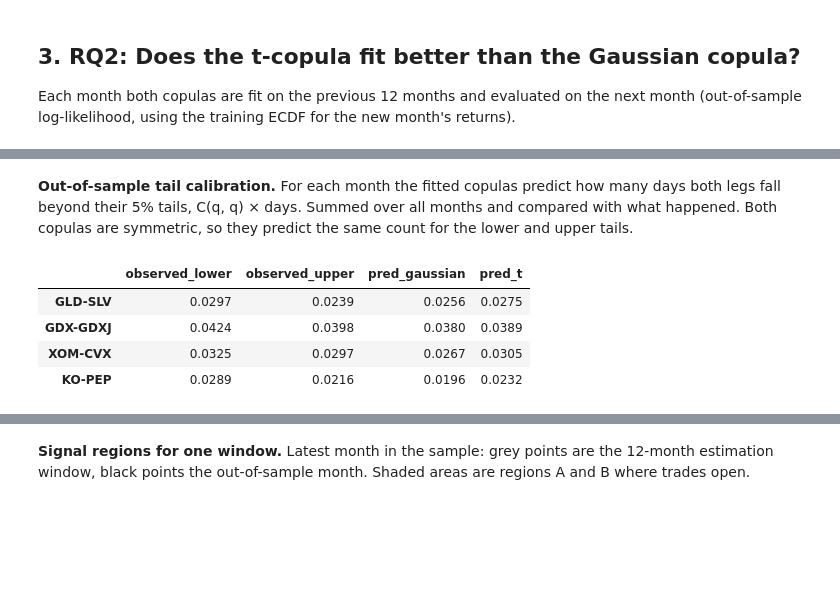
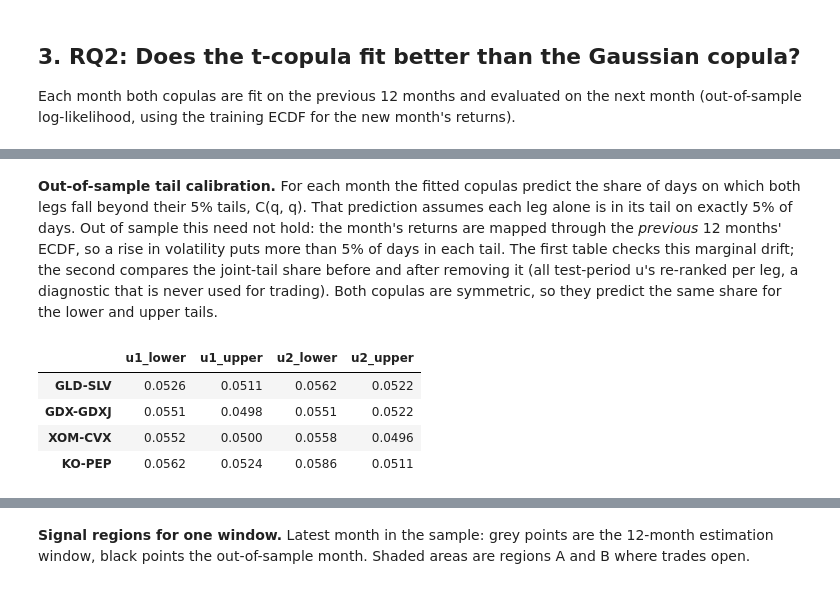
Before and after one commit to D-ch-e/copula-pairs-trading, a Jupyter notebook: notebooks/analysis.ipynb, the cells around one changed output, grey strips where cells are left out. Drawn from its saved outputs; the diff is of its cells as text; code cells hidden in the pictures; blank space fills up the shorter version.

```diff
--- a/notebooks/analysis.ipynb
+++ b/notebooks/analysis.ipynb
@@ -94,0 +100,11 @@ pd.DataFrame({n: analysis.fit_comparison(f) for n, f in fits.items()}).T
+# %%
+diag = pd.DataFrame({n: {"months": len(f), "not_converged": int((~f["t_converged"]).sum()),
+                         "nu_at_upper (≈ Gaussian)": int((f["t_nu_at_bound"] & (f["t_nu"] > 100)).sum()),
+                         "nu_at_lower": int((f["t_nu_at_bound"] & (f["t_nu"] < 100)).sum()), "rho_at_bound": int(f["t_rho_at_bound"].sum())}
+                     for n, f in fits.items()}).T
+display(diag)
+clean = {n: f[~f["t_nu_at_bound"] & ~f["t_rho_at_bound"] & f["t_converged"]] for n, f in fits.items()}
+pd.concat({"all months": pd.DataFrame({n: analysis.fit_comparison(f) for n, f in fits.items()}).T,
+           "excluding flagged": pd.DataFrame({n: analysis.fit_comparison(f) for n, f in clean.items()}).T},
+          axis=1)[[("all months", "t_better_oos_share"), ("excluding flagged", "t_better_oos_share"),
+                   ("all months", "median_nu"), ("excluding flagged", "median_nu"), ("excluding flagged", "months")]]
@@ -100,16 +128,23 @@ plots.save(fig, "03_rolling_copula_parameters");
 # %% [markdown]
-**Out-of-sample tail calibration.** For each month the fitted copulas predict how many days both legs
-fall beyond their 5% tails, C(q, q) × days. Summed over all months and compared with what happened.
-Both copulas are symmetric, so they predict the same count for the lower and upper tails.
+**Out-of-sample tail calibration.** For each month the fitted copulas predict the share of days on which
+both legs fall beyond their 5% tails, C(q, q). That prediction assumes each leg alone is in its tail on
+exactly 5% of days. Out of sample this need not hold: the month's returns are mapped through the
+*previous* 12 months' ECDF, so a rise in volatility puts more than 5% of days in each tail. The first table
+checks this marginal drift; the second compares the joint-tail share before and after removing it (all
+test-period u's re-ranked per leg, a diagnostic that is never used for trading). Both copulas are
+symmetric, so they predict the same share for the lower and upper tails.
 # %%
 Q = 0.05
-calib = pd.DataFrame({n: analysis.oos_tail_calibration(fits[n], frames[n], Q).drop(columns="month").sum()
-                      for n in PAIR_NAMES}).T
-calib_share = calib.drop(columns="days").div(calib["days"], axis=0)
-calib_share
+display(pd.DataFrame({n: analysis.marginal_exceedance(frames[n], Q) for n in PAIR_NAMES}).T)
+
+raw = {n: analysis.oos_tail_calibration(fits[n], frames[n], Q).drop(columns="month").sum() for n in PAIR_NAMES}
+calib_raw = pd.DataFrame(raw).T
+calib_raw = calib_raw.drop(columns="days").div(calib_raw["days"], axis=0)
+calib = pd.DataFrame({n: analysis.recalibrated_tail_calibration(fits[n], frames[n], Q) for n in PAIR_NAMES}).T.drop(columns="days")
+pd.concat({"raw": calib_raw, "marginal drift removed": calib}, axis=1)
 # %% [output]
-|  | observed_lower | observed_upper | pred_gaussian | pred_t |
-| GLD-SLV | 0.0297 | 0.0239 | 0.0256 | 0.0275 |
-| GDX-GDXJ | 0.0424 | 0.0398 | 0.0380 | 0.0389 |
-| XOM-CVX | 0.0325 | 0.0297 | 0.0267 | 0.0305 |
-| KO-PEP | 0.0289 | 0.0216 | 0.0196 | 0.0232 |
+|  | u1_lower | u1_upper | u2_lower | u2_upper |
+| GLD-SLV | 0.0526 | 0.0511 | 0.0562 | 0.0522 |
+| GDX-GDXJ | 0.0551 | 0.0498 | 0.0551 | 0.0522 |
+| XOM-CVX | 0.0552 | 0.0500 | 0.0558 | 0.0496 |
+| KO-PEP | 0.0562 | 0.0524 | 0.0586 | 0.0511 |
```
Also changed, not shown: parts of 19 cells of this notebook, 27 other files.
